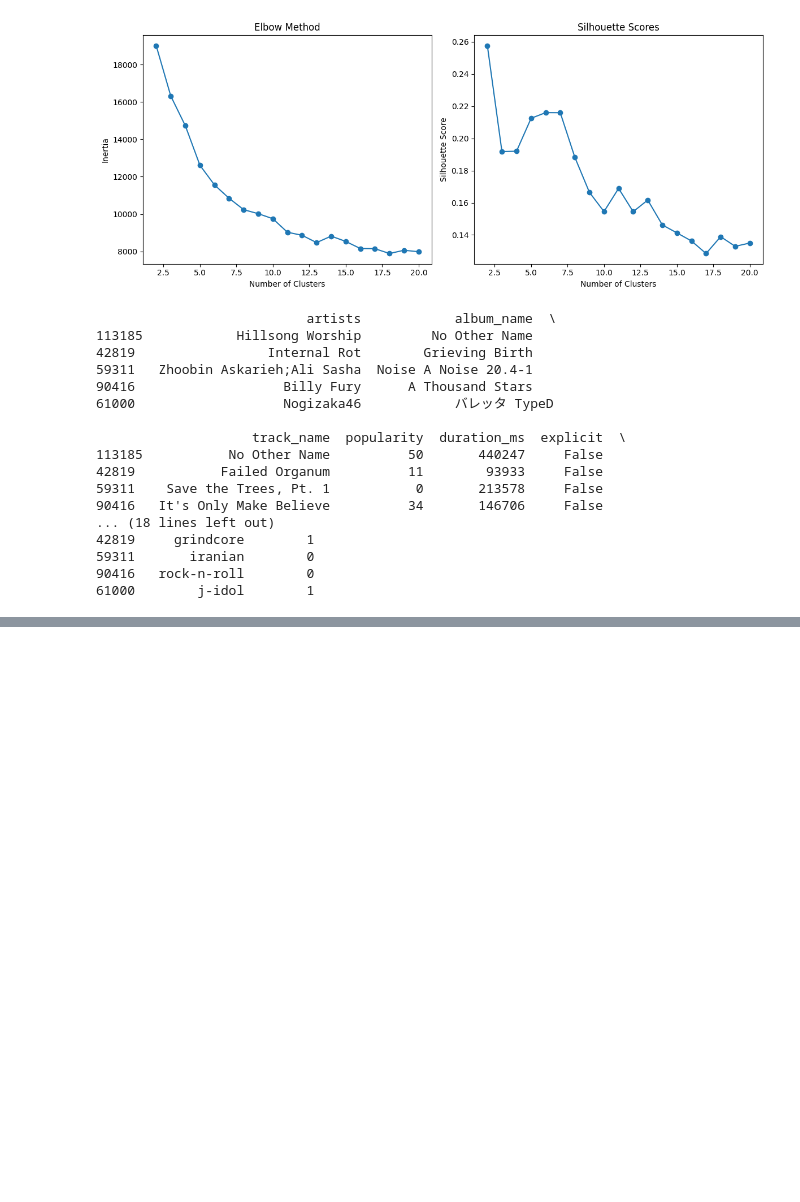
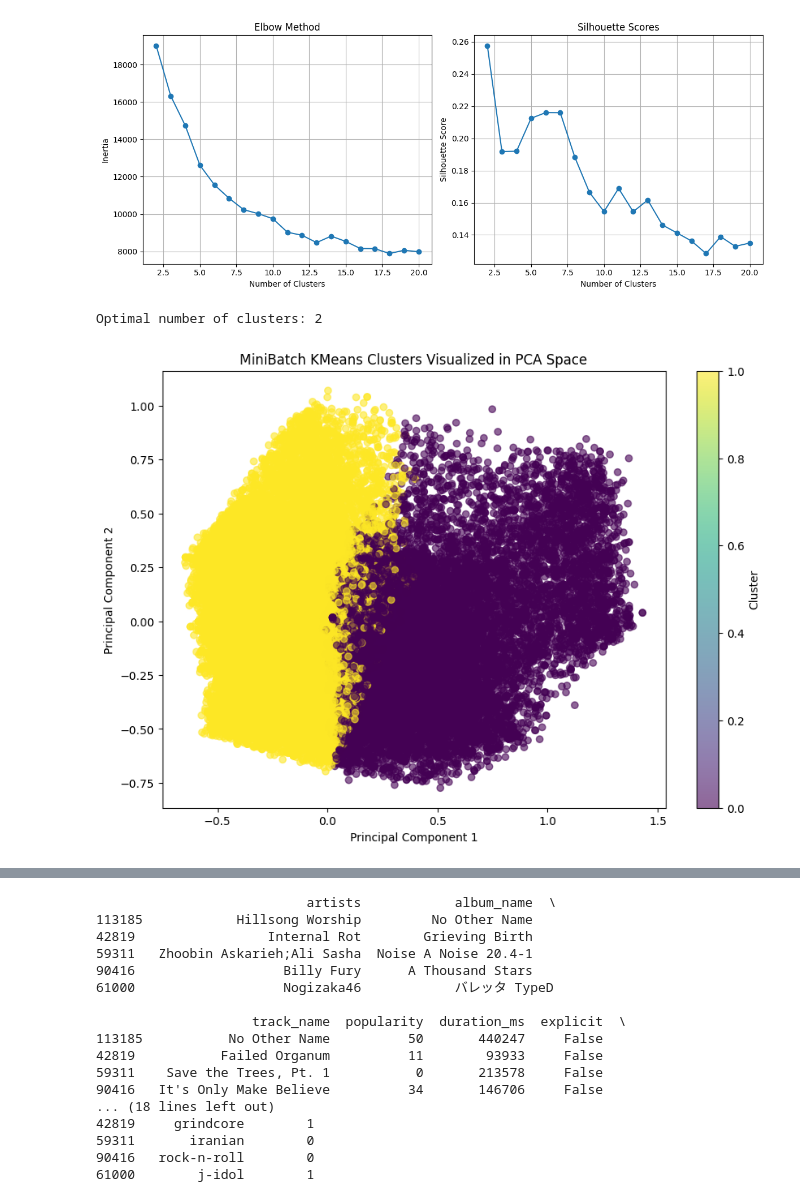
Before and after one commit to dmitriyllama/music-recommendations, a Jupyter notebook: code/models/miniBatchKMeans_model/miniBatchKMeans_model.ipynb, the cells around one changed output, grey strips where cells are left out. Saved outputs shown, nothing was run; the diff lists cells and outputs as text; code cells hidden in the pictures; blank space fills up the shorter version.

```diff
--- a/code/models/miniBatchKMeans_model/miniBatchKMeans_model.ipynb
+++ b/code/models/miniBatchKMeans_model/miniBatchKMeans_model.ipynb
@@ -20,6 +21,7 @@ parent_dir = os.path.dirname(os.path.dirname(os.path.dirname(os.getcwd())))
 file_path = os.path.join(parent_dir, "data", "spotify_cleaned.csv")
 train_data = pd.read_csv(file_path)
 # %%
+
 # Sample 40% of the data
 train_data = train_data.sample(frac=0.4, random_state=42)
 
@@ -30,7 +32,7 @@ X = scaler.fit_transform(train_data[features])
 # Hyperparameter tuning for number of clusters
 inertia = []
 silhouette_scores = []
-range_n_clusters = range(2, 21)  # You can adjust the range as needed
+range_n_clusters = range(2, 21)  # Adjust the range as necessary
 
 for n_clusters in range_n_clusters:
     miniBatchKMeans_model = MiniBatchKMeans(n_clusters=n_clusters, random_state=42, batch_size=100)
@@ -47,51 +49,65 @@ plt.plot(range_n_clusters, inertia, marker='o')
 plt.title('Elbow Method')
 plt.xlabel('Number of Clusters')
 plt.ylabel('Inertia')
+plt.grid(True)
 
 # Silhouette Scores
 plt.subplot(1, 2, 2)
 plt.plot(range_n_clusters, silhouette_scores, marker='o')
 plt.title('Silhouette Scores')
 plt.xlabel('Number of Clusters')
 plt.ylabel('Silhouette Score')
+plt.grid(True)
 
 plt.tight_layout()
 plt.show()
 
-# Choose the optimal number of clusters based on plots
+# Choose the optimal number of clusters based on the Silhouette Scores
 optimal_n_clusters = silhouette_scores.index(max(silhouette_scores)) + 2  # +2 because index starts at 0
+print(f"Optimal number of clusters: {optimal_n_clusters}")
 
 # Train the final MiniBatch KMeans Model with optimal clusters
 final_model = MiniBatchKMeans(n_clusters=optimal_n_clusters, random_state=42, batch_size=100)
 train_data['cluster'] = final_model.fit_predict(X)
 
 # Save the scaler and MiniBatchKMeans model separately
 model_dir = os.path.abspath(os.path.join(os.getcwd(), '..', '..', '..', 'models'))
 model_path = os.path.join(model_dir, 'miniBatchKMeans_model.pkl')
 scaler_path = os.path.join(model_dir, 'MinMaxScaler.pkl')
 
 joblib.dump(scaler, scaler_path)
 joblib.dump(final_model, model_path)
 
 # Save the clustered training data
 train_data.to_csv("miniBatchKMeans_model_data.csv", index=False)
+
+# Visualization using PCA
+pca = PCA(n_components=2)
+X_pca = pca.fit_transform(X)
+
+plt.figure(figsize=(10, 7))
+plt.scatter(X_pca[:, 0], X_pca[:, 1], c=train_data['cluster'], cmap='viridis', alpha=0.6)
+plt.title('MiniBatch KMeans Clusters Visualized in PCA Space')
+plt.xlabel('Principal Component 1')
+plt.ylabel('Principal Component 2')
+plt.colorbar(label='Cluster')
+plt.show()
+
+# Optional: Visualization using t-SNE for better separation
+tsne = TSNE(n_components=2, random_state=42)
+X_tsne = tsne.fit_transform(X)
+
+plt.figure(figsize=(10, 7))
+plt.scatter(X_tsne[:, 0], X_tsne[:, 1], c=train_data['cluster'], cmap='viridis', alpha=0.6)
+plt.title('MiniBatch KMeans Clusters Visualized with t-SNE')
+plt.xlabel('Dimension 1')
+plt.ylabel('Dimension 2')
+plt.colorbar(label='Cluster')
+plt.show()
+
+# Display first 5 rows of the clustered data
 print(train_data.head(5))
 # %% [output]
-[figure, old version]
+[figure, new version]
-                           artists            album_name  \
-113185            Hillsong Worship         No Other Name
-42819                 Internal Rot        Grieving Birth
-59311   Zhoobin Askarieh;Ali Sasha  Noise A Noise 20.4-1
-90416                   Billy Fury      A Thousand Stars
-61000                   Nogizaka46            バレッタ TypeD
-
-                    track_name  popularity  duration_ms  explicit  \
-113185           No Other Name          50       440247     False
-42819           Failed Organum          11        93933     False
-59311    Save the Trees, Pt. 1           0       213578     False
-90416   It's Only Make Believe          34       146706     False
-... (18 lines left out)
-42819     grindcore        1
-59311       iranian        0
-90416   rock-n-roll        0
-61000        j-idol        1
+Optimal number of clusters: 2
+[figure, added]
@@ -97,0 +115,17 @@ print(train_data.head(5))
+                           artists            album_name  \
+113185            Hillsong Worship         No Other Name
+42819                 Internal Rot        Grieving Birth
+59311   Zhoobin Askarieh;Ali Sasha  Noise A Noise 20.4-1
+90416                   Billy Fury      A Thousand Stars
+61000                   Nogizaka46            バレッタ TypeD
+
+                    track_name  popularity  duration_ms  explicit  \
+113185           No Other Name          50       440247     False
+42819           Failed Organum          11        93933     False
+59311    Save the Trees, Pt. 1           0       213578     False
+90416   It's Only Make Believe          34       146706     False
+... (18 lines left out)
+42819     grindcore        1
+59311       iranian        0
+90416   rock-n-roll        0
+61000        j-idol        1
```
Also changed, not shown: parts of 2 cells of this notebook, 9 other files.
